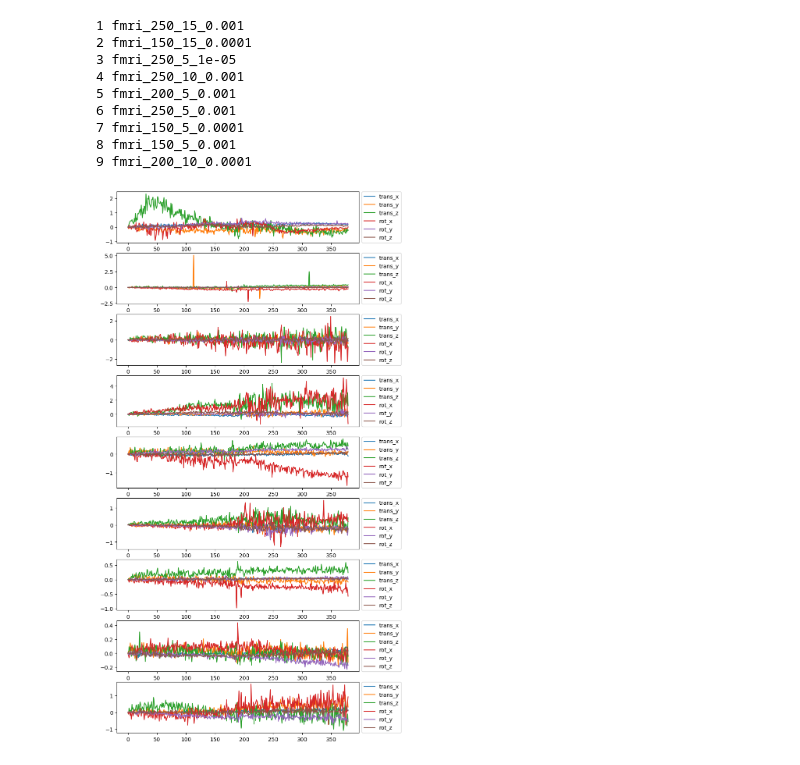
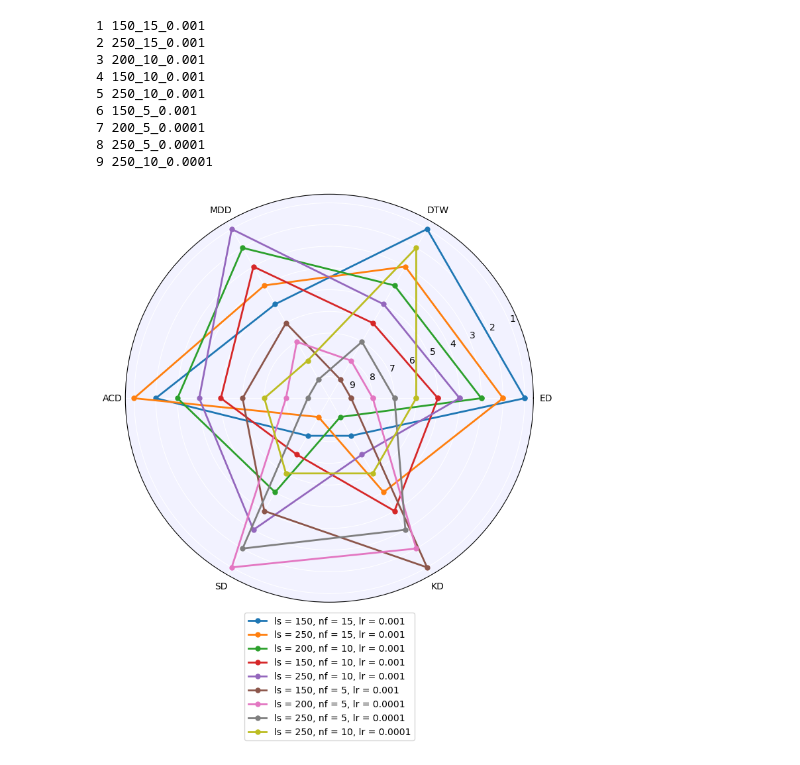
Before and after one commit to melanieganz/MoCoProject_motionGen, a Jupyter notebook: compute_rankings.ipynb, the cells around one changed output. Drawn from its saved outputs; the diff is of its cells as text; code cells hidden in the pictures.

Commit message:
Added radar plotting capabilities

```diff
--- a/compute_rankings.ipynb
+++ b/compute_rankings.ipynb
@@ -40,18 +34,37 @@ medians = [np.median(rank) for rank in ranks]
 min_med_rank_indices = np.argsort(medians)[:n_best]
 best_models = []
 for i,file in enumerate(np.array(files[::2])[min_med_rank_indices]):
-    best_models.append(file.removesuffix('_eval_distance.pkl'))
-    print(i+1, file.removesuffix('_eval_distance.pkl'))
+    file = file.removeprefix('fmri_')
+    file = file.removesuffix('_eval_distance.pkl')
+    best_models.append(file)
+    print(i+1, file)
 # %% [output]
-1 fmri_250_15_0.001
-2 fmri_150_15_0.0001
-3 fmri_250_5_1e-05
-4 fmri_250_10_0.001
-5 fmri_200_5_0.001
-6 fmri_250_5_0.001
-7 fmri_150_5_0.0001
-8 fmri_150_5_0.001
-9 fmri_200_10_0.0001
+1 150_15_0.001
+2 250_15_0.001
+3 200_10_0.001
+4 150_10_0.001
+5 250_10_0.001
+6 150_5_0.001
+7 200_5_0.0001
+8 250_5_0.0001
+9 250_10_0.0001
+# %%
+labels = [label.split('_') for label in best_models]
+labels = np.array(labels)
+
+rows, cols = labels.shape
+new_array = []
+for row in range(rows):
+    for col in range(cols):
+        new_array.append(len(labels[row, col]))
+new_array = np.array(new_array)
+new_array = new_array.reshape(-1, cols)
+
+paddings = np.max(new_array, axis=0) - new_array
+
+for row in range(rows):
+    for col in range(cols):
+        labels[row, col] += '' * paddings[row, col]
 # %%
 def load(data):
     try:
@@ -61,15 +74,14 @@ def load(data):
     return data
 # %%
 # plot first synthetic motion curve of each of the n_best models
-fig, axs = plt.subplots(n_best, 1, figsize=(8, n_best * 2))
-categories = ['trans_x', 'trans_y', 'trans_z', 'rot_x', 'rot_y', 'rot_z']
-for i in range(n_best):
-    file = f'TSGBench/data/{model}/{best_models[i]}_gen.npz'
-    data = np.load(file)
-    data = load(data)
-    for d in range(6):
-        axs[i].plot(data[0, :, d], label=categories[d])
-    axs[i].legend(loc='center left', bbox_to_anchor=(1, 0.5))
-plt.show()
+if False:
+    fig, axs = plt.subplots(n_best, 1, figsize=(8, n_best * 2))
+    categories = ['trans_x', 'trans_y', 'trans_z', 'rot_x', 'rot_y', 'rot_z']
+    for i in range(n_best):
+        file = f'TSGBench/data/{model}/fmri_{best_models[i]}_gen.npz'
+        data = np.load(file)
+        data = load(data)
+        for d in range(6):
+            axs[i].plot(data[0, :, d], label=categories[d])
+        axs[i].legend(loc='center left', bbox_to_anchor=(1, 0.5))
+    plt.show()
-# %% [output]
-[figure, removed]
@@ -75,0 +134,9 @@ plt.show()
+# %%
+data = len(ranks[min_med_rank_indices]) - 1 - ranks[min_med_rank_indices].argsort(axis=0).argsort(axis=0)
+data_labels = labels
+feature_labels = ['ED', 'DTW', 'MDD', 'ACD', 'SD', 'KD']
+
+# Plot radar chart
+radar_chart(data, data_labels, feature_labels, model)
+# %% [output]
+[figure, added]
```
Also changed, not shown: parts of 3 cells of this notebook.
